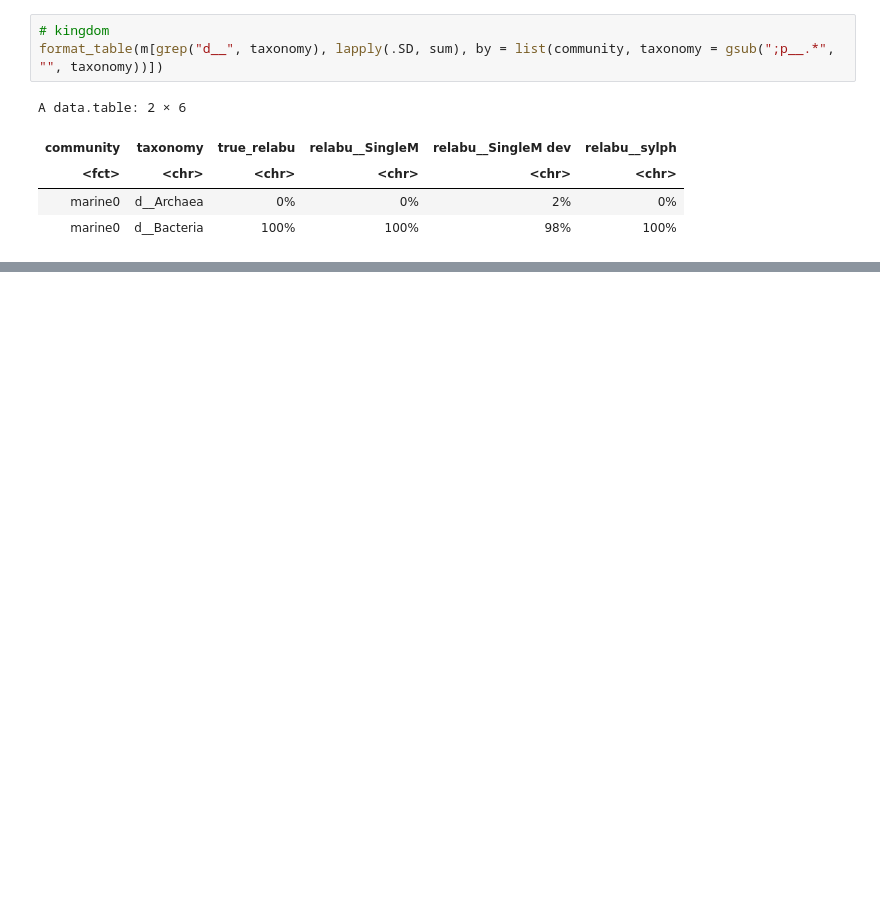
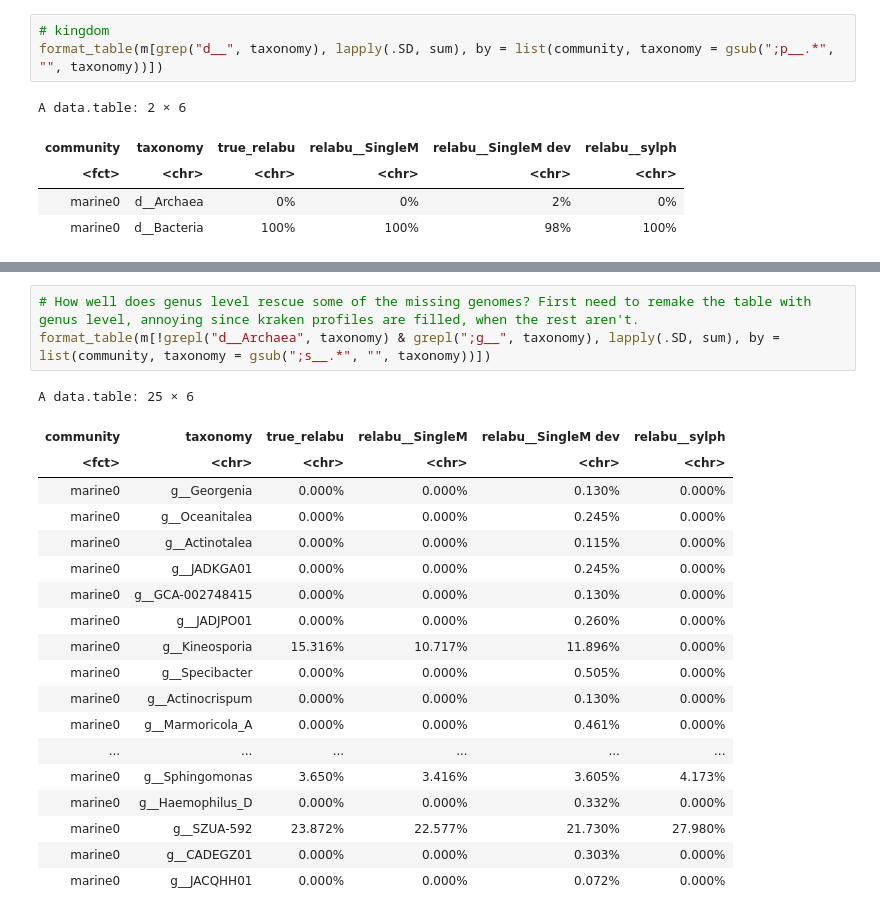
Before and after one commit to timbalam/singlem-benchmarking, a Jupyter notebook: 5_novelty/plot.ipynb, the cells around one changed output, grey strips where cells are left out. Cells and saved outputs as stored; diff of their text form; blank space fills up the shorter version.

```diff
--- a/5_novelty/plot.ipynb
+++ b/5_novelty/plot.ipynb
@@ -231,0 +173,23 @@ head(m[, taxonomy])
+# %%
+# How well does genus level rescue some of the missing genomes? First need to remake the table with genus level, annoying since kraken profiles are filled, when the rest aren't.
+format_table(m[!grepl("d__Archaea", taxonomy) & grepl(";g__", taxonomy), lapply(.SD, sum), by = list(community, taxonomy = gsub(";s__.*", "", taxonomy))])
+# %% [output]
+A data.table: 25 × 6
+| community | taxonomy | true_relabu | relabu__SingleM | relabu__SingleM dev | relabu__sylph |
+| <fct> | <chr> | <chr> | <chr> | <chr> | <chr> |
+| marine0 | g__Georgenia | 0.000% | 0.000% | 0.130% | 0.000% |
+| marine0 | g__Oceanitalea | 0.000% | 0.000% | 0.245% | 0.000% |
+| marine0 | g__Actinotalea | 0.000% | 0.000% | 0.115% | 0.000% |
+| marine0 | g__JADKGA01 | 0.000% | 0.000% | 0.245% | 0.000% |
+| marine0 | g__GCA-002748415 | 0.000% | 0.000% | 0.130% | 0.000% |
+| marine0 | g__JADJPO01 | 0.000% | 0.000% | 0.260% | 0.000% |
+| marine0 | g__Kineosporia | 15.316% | 10.717% | 11.896% | 0.000% |
+| marine0 | g__Specibacter | 0.000% | 0.000% | 0.505% | 0.000% |
+| marine0 | g__Actinocrispum | 0.000% | 0.000% | 0.130% | 0.000% |
+| marine0 | g__Marmoricola_A | 0.000% | 0.000% | 0.461% | 0.000% |
+| ... | ... | ... | ... | ... | ... |
+| marine0 | g__Sphingomonas | 3.650% | 3.416% | 3.605% | 4.173% |
+| marine0 | g__Haemophilus_D | 0.000% | 0.000% | 0.332% | 0.000% |
+| marine0 | g__SZUA-592 | 23.872% | 22.577% | 21.730% | 27.980% |
+| marine0 | g__CADEGZ01 | 0.000% | 0.000% | 0.303% | 0.000% |
+| marine0 | g__JACQHH01 | 0.000% | 0.000% | 0.072% | 0.000% |
```
Also changed, not shown: parts of 24 cells of this notebook.
